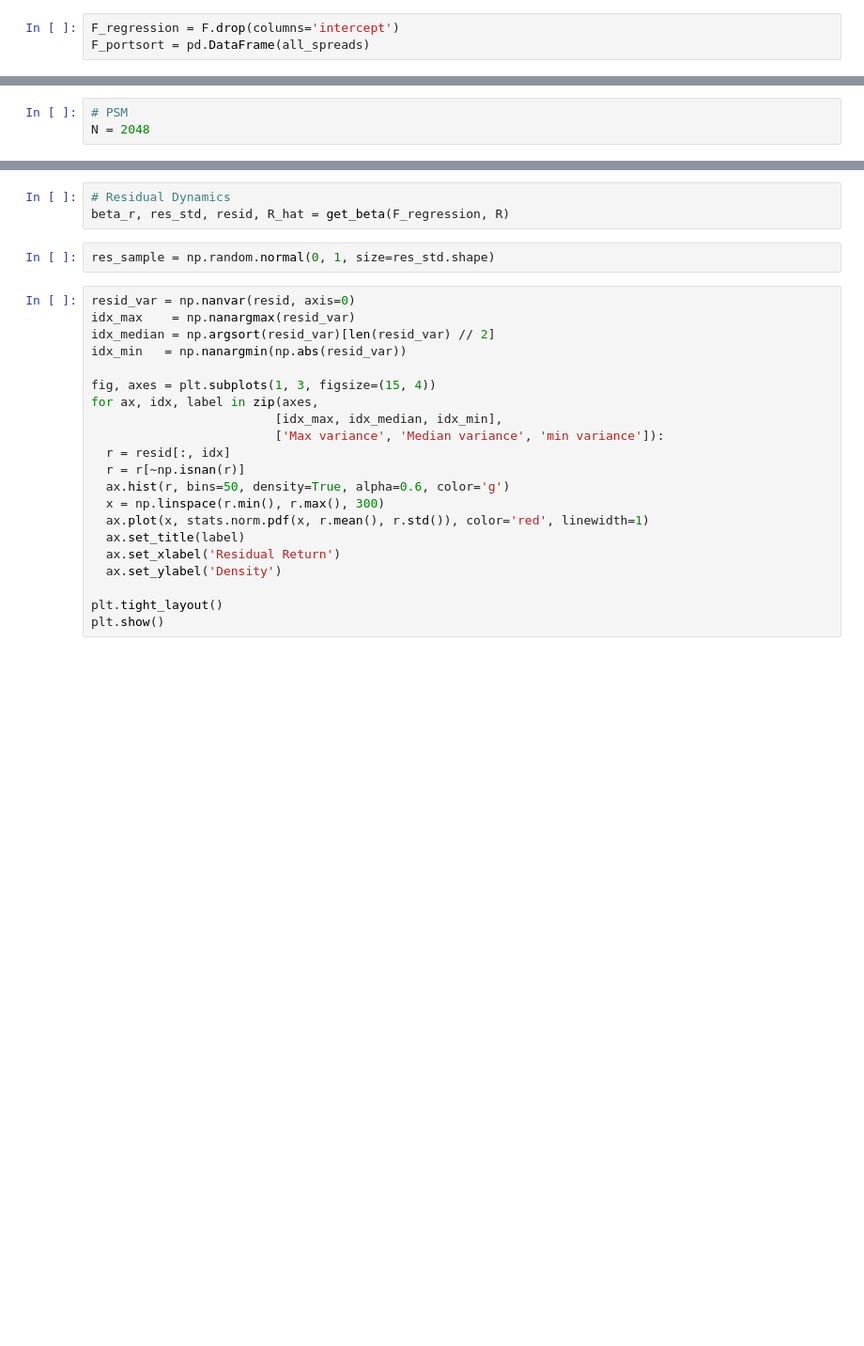
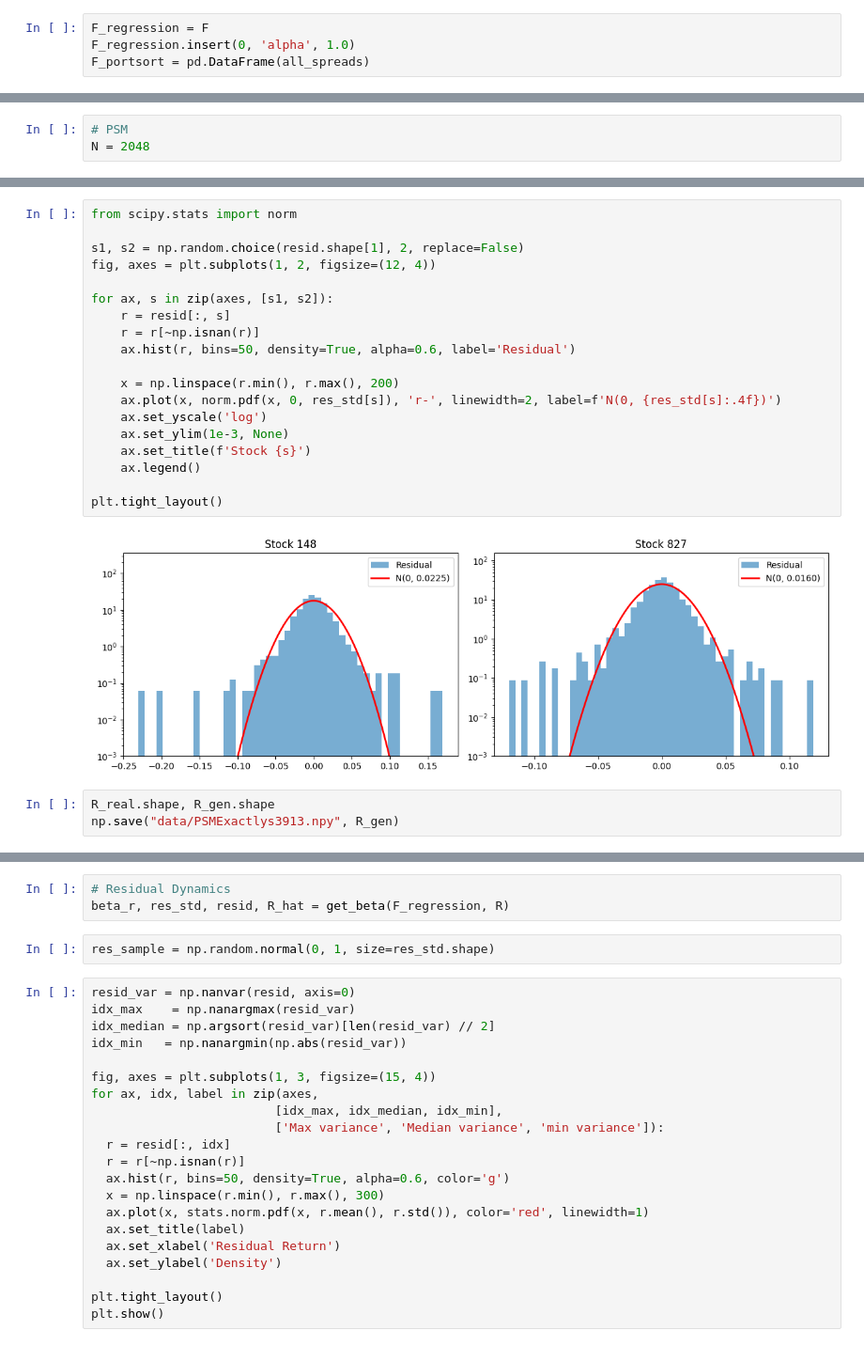
Before and after one commit to yryMax/TailEnhancedFinDiff, a Jupyter notebook: factor_returns.ipynb, the cells around one changed output, grey strips where cells are left out. Shown at 94% size. Cells and saved outputs as stored; diff of their text form; blank space fills up the shorter version.

```diff
--- a/factor_returns.ipynb
+++ b/factor_returns.ipynb
@@ -142,3 +146,4 @@ plot_cumulative(all_port_dfs['growth'], title=f"value — Cumulative Return by q
 # %%
-F_regression = F.drop(columns='intercept')
+F_regression = F
+F_regression.insert(0, 'alpha', 1.0)
 F_portsort = pd.DataFrame(all_spreads)
@@ -194,3 +236,27 @@ R_gen  = PSMResample_sample
+# %%
+from scipy.stats import norm
+
+s1, s2 = np.random.choice(resid.shape[1], 2, replace=False)
+fig, axes = plt.subplots(1, 2, figsize=(12, 4))
+
+for ax, s in zip(axes, [s1, s2]):
+    r = resid[:, s]
+    r = r[~np.isnan(r)]
+    ax.hist(r, bins=50, density=True, alpha=0.6, label='Residual')
+
+    x = np.linspace(r.min(), r.max(), 200)
+    ax.plot(x, norm.pdf(x, 0, res_std[s]), 'r-', linewidth=2, label=f'N(0, {res_std[s]:.4f})')
+    ax.set_yscale('log')
+    ax.set_ylim(1e-3, None)
+    ax.set_title(f'Stock {s}')
+    ax.legend()
+
+plt.tight_layout()
+# %% [output]
+[figure, added]
+# %%
+R_real.shape, R_gen.shape
+np.save("data/PSMExactlys3913.npy", R_gen)
 # %%
 fig, axes = plt.subplots(1, 2, figsize=(14, 5))
 
```
Also changed, not shown: parts of 21 cells of this notebook, 5 other files.
